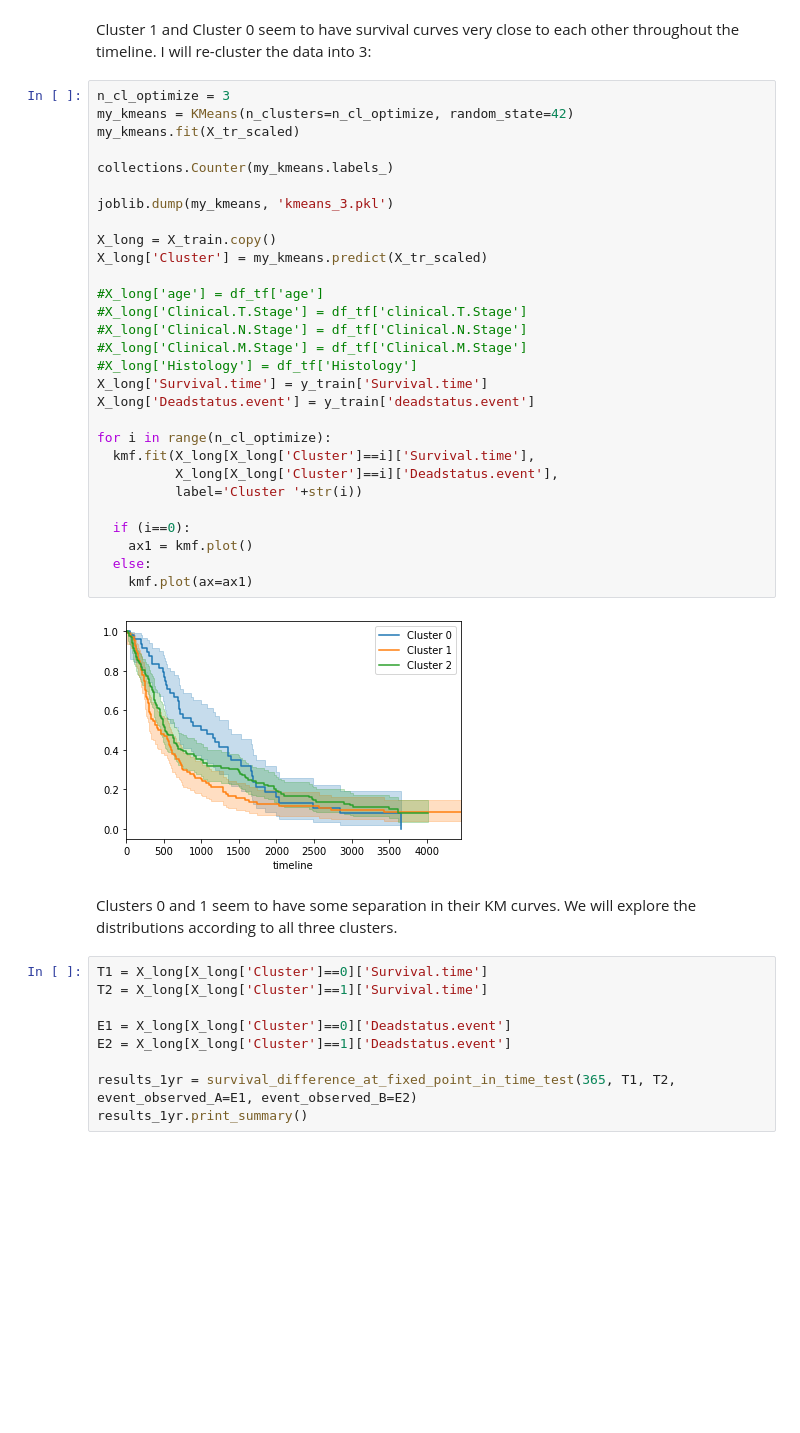
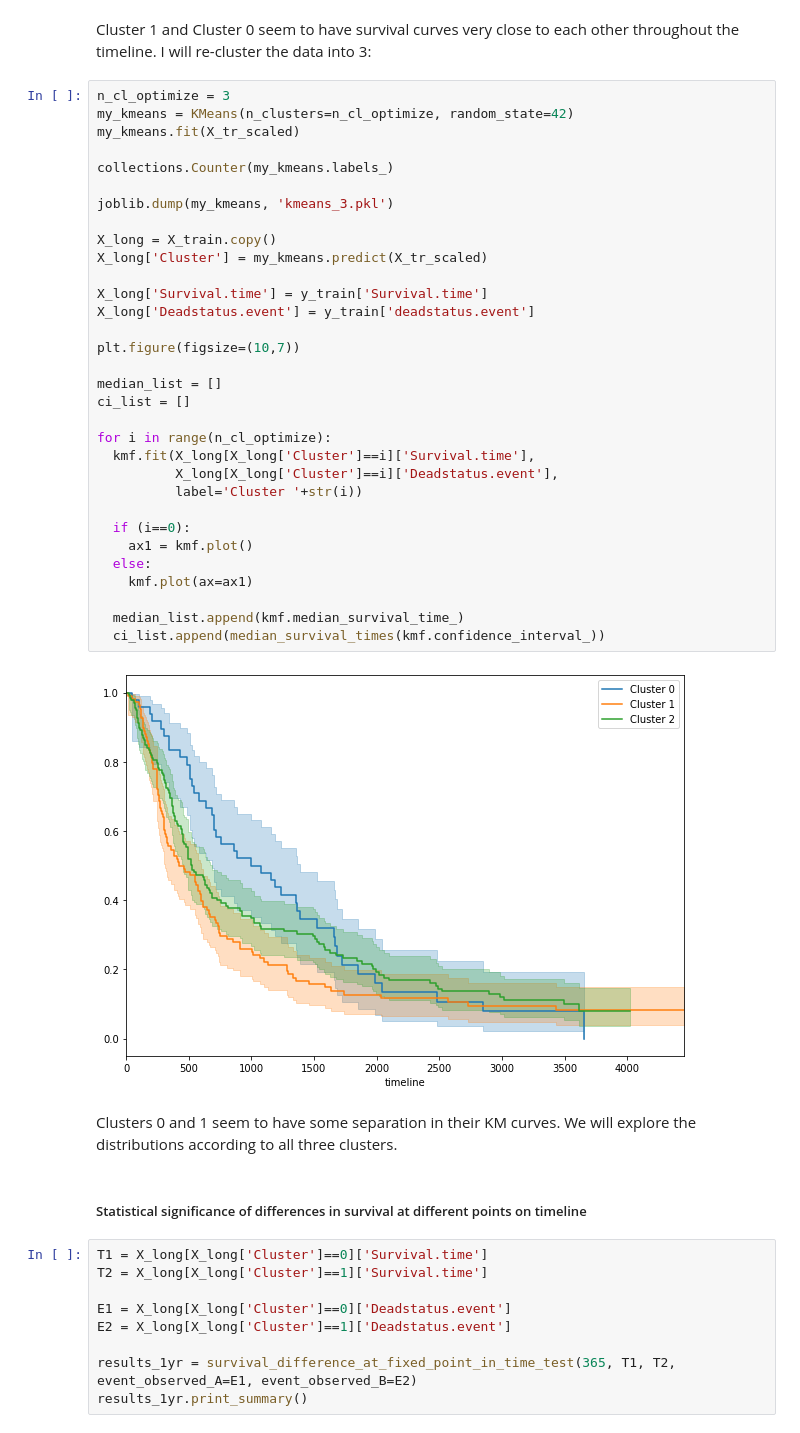
Before and after one commit to hhfchoi/Radiomics, a Jupyter notebook: Capstone - Analysis.ipynb, the cells around one changed output. Saved outputs shown, nothing was run; the diff lists cells and outputs as text; blank space fills up the shorter version.

```diff
--- a/Capstone - Analysis.ipynb
+++ b/Capstone - Analysis.ipynb
@@ -1809,36 +1811,41 @@ Cluster 1 and Cluster 0 seem to have survival curves very close to each other th
 # %%
 n_cl_optimize = 3
 my_kmeans = KMeans(n_clusters=n_cl_optimize, random_state=42)
 my_kmeans.fit(X_tr_scaled)
 
 collections.Counter(my_kmeans.labels_)
 
 joblib.dump(my_kmeans, 'kmeans_3.pkl')
 
 X_long = X_train.copy()
 X_long['Cluster'] = my_kmeans.predict(X_tr_scaled)
 
-#X_long['age'] = df_tf['age']
-#X_long['Clinical.T.Stage'] = df_tf['clinical.T.Stage']
-#X_long['Clinical.N.Stage'] = df_tf['Clinical.N.Stage']
-#X_long['Clinical.M.Stage'] = df_tf['Clinical.M.Stage']
-#X_long['Histology'] = df_tf['Histology']
 X_long['Survival.time'] = y_train['Survival.time']
 X_long['Deadstatus.event'] = y_train['deadstatus.event']
+
+plt.figure(figsize=(10,7))
+
+median_list = []
+ci_list = []
 
 for i in range(n_cl_optimize):
   kmf.fit(X_long[X_long['Cluster']==i]['Survival.time'],
           X_long[X_long['Cluster']==i]['Deadstatus.event'],
           label='Cluster '+str(i))
 
   if (i==0):
     ax1 = kmf.plot()
   else:
     kmf.plot(ax=ax1)
+
+  median_list.append(kmf.median_survival_time_)
+  ci_list.append(median_survival_times(kmf.confidence_interval_))
 # %% [output]
-[figure, old version]
+[figure, new version]
 # %% [markdown]
 Clusters 0 and 1 seem to have some separation in their KM curves. We will explore the distributions according to all three clusters.
+# %% [markdown]
+##### Statistical significance of differences in survival at different points on timeline
 # %%
 T1 = X_long[X_long['Cluster']==0]['Survival.time']
 T2 = X_long[X_long['Cluster']==1]['Survival.time']
```
Also changed, not shown: parts of 8 cells of this notebook, 1 other file.
